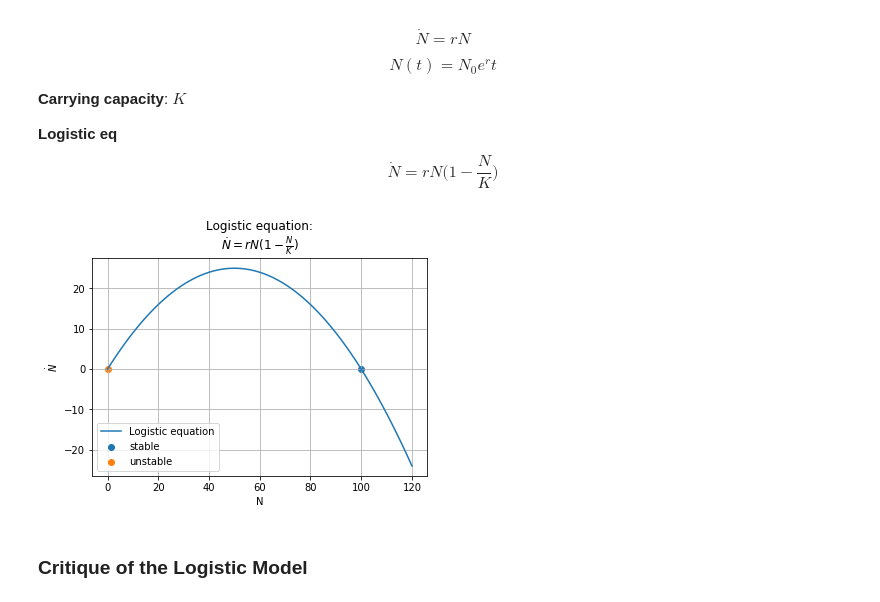
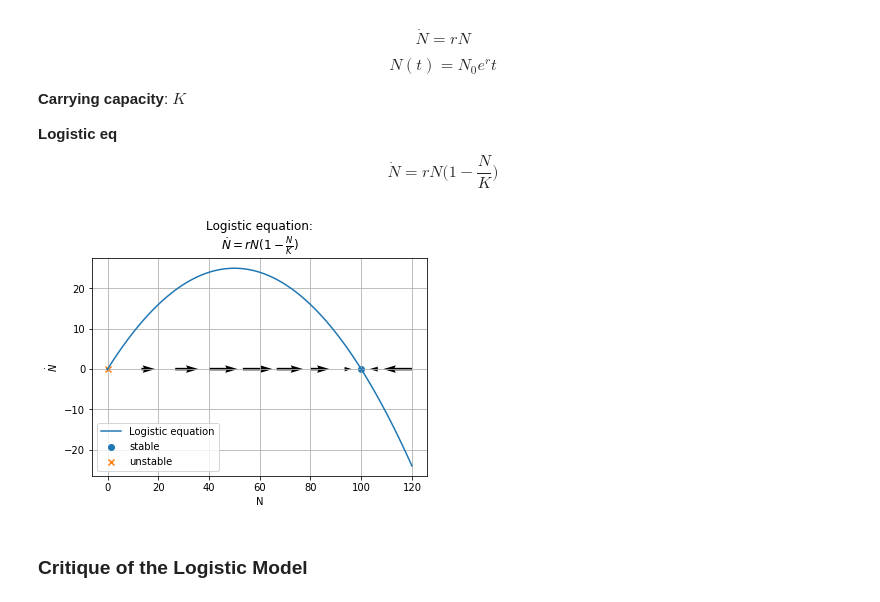
Before and after one commit to shumez/NLDC, a Jupyter notebook: c02/note.ipynb, the cells around one changed output. Drawn from its saved outputs; the diff is of its cells as text; code cells hidden in the pictures.

Commit message:
add flow

```diff
--- a/c02/note.ipynb
+++ b/c02/note.ipynb
@@ -153,34 +180,39 @@ $$\dot{N} = rN \Big(1 - \frac{N}{K} \Big)$$
 # %%
 import matplotlib.pyplot as plt
 import numpy as np
 
 r = 1
 K = 100
 
 def logistic(x, r, K):
     y = r * x * (1 - x / K)
     return y
 
 N = np.linspace(0, 120, 100)
 N_dot = logistic(N, r=r, K=K)
 
 stable = K
-plt.scatter(stable, logistic(stable, r=r, K=K), label='stable')
+plt.scatter(stable, logistic(stable, r=r, K=K), label='stable', marker='o')
 
 unstable = 0
-plt.scatter(unstable, logistic(unstable, r=r, K=K), label='unstable')
+plt.scatter(unstable, logistic(unstable, r=r, K=K), label='unstable', marker='x')
 
 plt.plot(N, N_dot, label='Logistic equation')
+
+x_flow = np.linspace(0, 120, 10)
+y_flow = np.repeat(0, len(x_flow))
+l_flow = logistic(x_flow, r=r, K=K)
+plt.quiver(x_flow, y_flow, l_flow, 0)
 
 plt.title('Logistic equation:\n'
           r'$\dot{N} = rN (1 - \frac{N}{K} )$')
 plt.xlabel('N')
 plt.ylabel(r'$\dot{N}$')
 plt.legend(loc='lower left')
 plt.grid(True)
 plt.show()
 # %% [output]
-[figure, old version]
+[figure, new version]
 # %% [markdown]
 ### Critique of the Logistic Model
 # %% [markdown]
```
Also changed, not shown: parts of 3 cells of this notebook.
